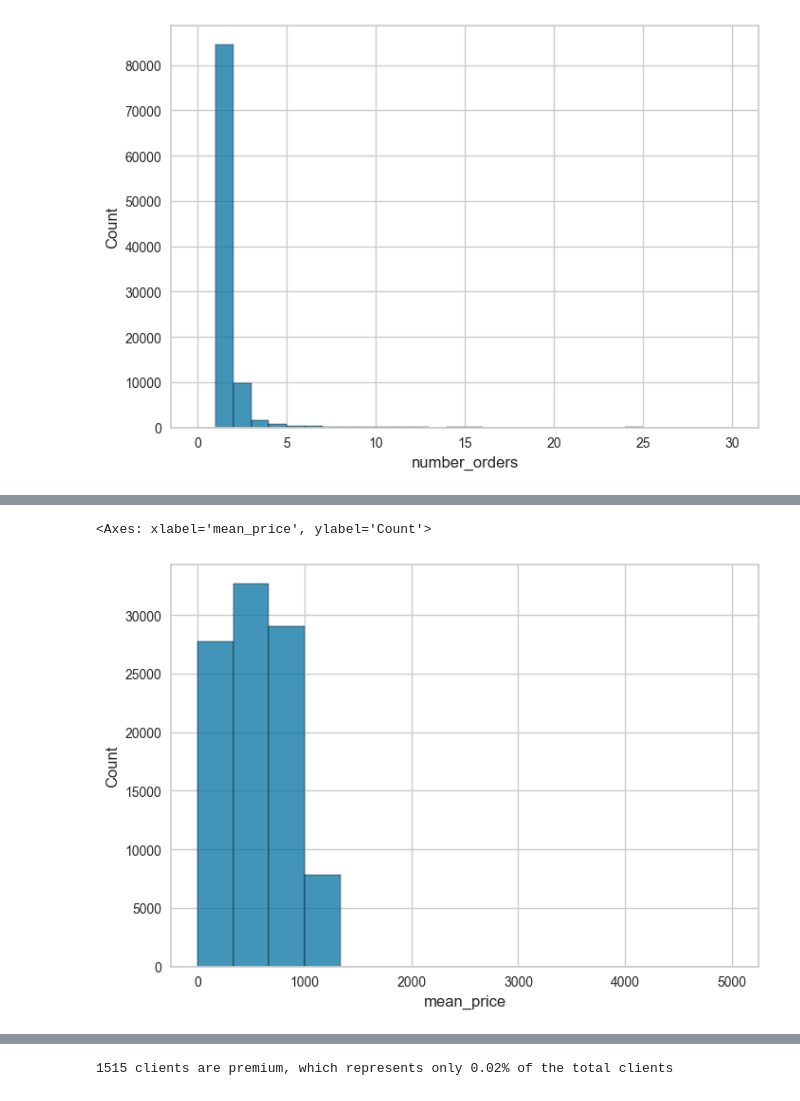
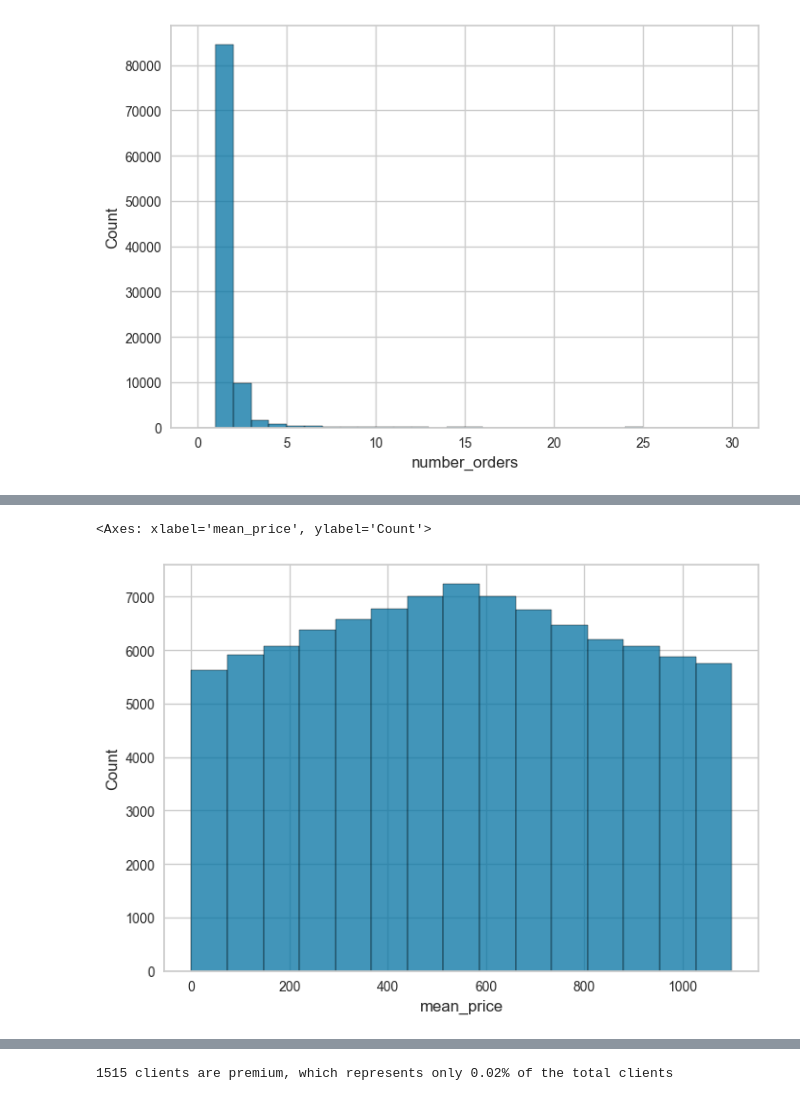
Before and after one commit to barbarafarah/clustering-clients, a Jupyter notebook: classifyng-customers.ipynb, the cells around one changed output, grey strips where cells are left out. Saved outputs shown, nothing was run; the diff lists cells and outputs as text; code cells hidden in the pictures.

```diff
--- a/classifyng-customers.ipynb
+++ b/classifyng-customers.ipynb
@@ -222,8 +232,7 @@ df_clients['diff_days'] = (df_clients['max_order_date'] - df_clients['min_order_
 df_clients['interval'] = round(df_clients['diff_days'] / df_clients['number_orders'],2)
 
 #Calculate the number of days since the last pruchase
-#ultima data do datafranme
-df_clients['recency'] = datetime.date.today()
+df_clients['recency'] = max(df_info_clients['order_delivery'])
 df_clients['recency'] = pd.to_datetime(df_clients['recency'])
 df_clients['recency'] = (df_clients['recency'] - df_clients['max_order_date']).dt.days
 
@@ -468,5 +477,5 @@ number_orders  1.198715     1.0  0.75133    1   63
 [figure]
 # %%
 print(statistics_features('mean_price', df_clients))
-sns.histplot(df_clients['mean_price'], bins = 15, binrange = (0,5000))
+sns.histplot(df_clients['mean_price'], bins = 15, binrange = (0,max(df_clients['mean_price'])))
 # %% [output]
@@ -475,2 +484,2 @@ mean_price  549.725586  549.43  305.204476  1.0  1099.97
 <Axes: xlabel='mean_price', ylabel='Count'>
-[figure, old version]
+[figure, new version]
```
Also changed, not shown: parts of 27 cells of this notebook.
